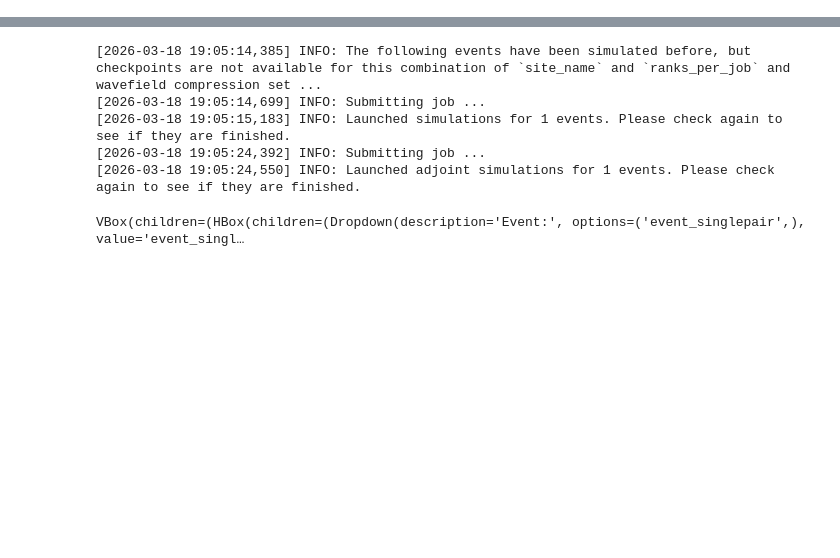
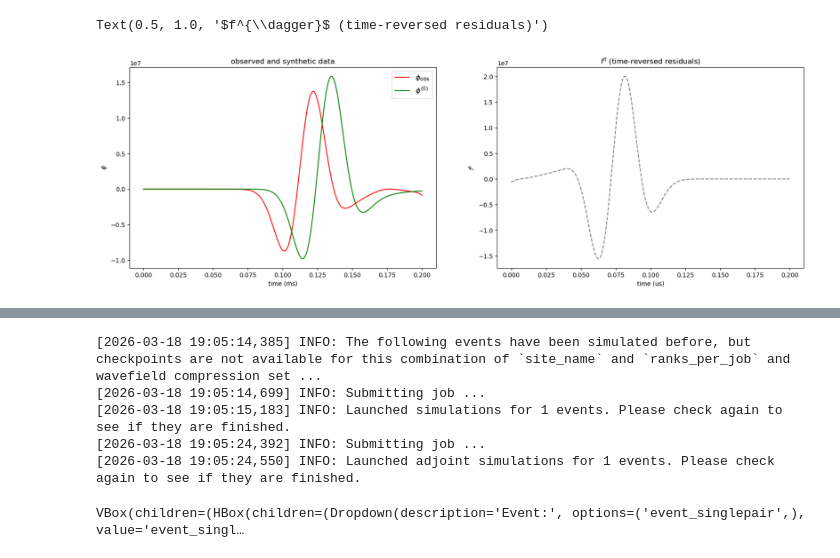
Before and after one commit to oliverwfy/acoustic_FWI_velocity_underwater, a Jupyter notebook: tomography/acoustic_FWI.ipynb, the cells around one changed output, grey strips where cells are left out. Drawn from its saved outputs; the diff is of its cells as text; code cells hidden in the pictures; blank space fills up the shorter version.

```diff
--- a/tomography/acoustic_FWI.ipynb
+++ b/tomography/acoustic_FWI.ipynb
@@ -156,16 +178,15 @@ VBox(children=(HTML(value='\n            <p><i>This is only a preview. Use ParaV
 # %%
 aplitude_ratio=1e5
 
-s_loc = (0.7, 1.0)
-r_loc = (0.2, 0.2)
+s_loc = (0.5, 0.3)
+# r_loc = [(i, 1.0) for i in np.linspace(0.2, 0.8, 5)]
+r_loc = [(0.5, 0.7)]
 
-receiver = sn.simple_config.receiver.cartesian.Point2D(x=r_loc[0], y=r_loc[1], station_code="R1", fields=["phi"])
-
-receivers = [receiver, sn.simple_config.receiver.cartesian.Point2D(x=s_loc[0], y=s_loc[1], station_code="Source", fields=["phi"])]
+receivers = [sn.simple_config.receiver.cartesian.Point2D(x=i[0], y=i[1], station_code=f"R{j+1}", fields=["phi"]) for j, i in enumerate(r_loc)]
 
 source = sn.simple_config.source.cartesian.ScalarPoint2D(x=s_loc[0], y=s_loc[1], f=aplitude_ratio)
 
 
 p.add_to_project(
-    sn.Event(event_name="event_singlepair", sources=source, receivers=receivers)
+    sn.Event(event_name="single_pair", sources=source, receivers=receivers)
 )
@@ -175,7 +198,7 @@ Configuration from parameters
 
 """
 
-end_time = 5e-4
+end_time = 2e-4
 start_time= 0
 sampling_rate_in_hertz = CENTRAL_FREQUENCY* 100
 
@@ -342,0 +548,20 @@ Execution time: 0 minutes and 3.67 seconds
+# %%
+fig, axs = plt.subplots(1, 2, figsize=(20, 6), dpi=100)
+
+
+axs[0].plot(time*1e3, phi_obs[0], color='red', label=r'$\phi_\text{obs}$')
+axs[0].plot(time*1e3, phi_homo[0], color='green', label=r'$\phi^{(0)}$')
+
+axs[0].legend(fontsize=12)
+axs[0].set_xlabel('time (ms)')
+axs[0].set_ylabel(r'$\phi$')
+axs[0].set_title('observed and synthetic data')
+
+
+axs[1].plot(time*1e3, -f_adj[0], color='gray',linestyle='--')
+axs[1].set_xlabel('time (us)')
+axs[1].set_ylabel(r'$f^{\dagger}$')
+axs[1].set_title(r'$f^{\dagger}$ (time-reversed residuals)')
+# %% [output]
+Text(0.5, 1.0, '$f^{\\dagger}$ (time-reversed residuals)')
+[figure, added]
```
Also changed, not shown: parts of 19 cells of this notebook, 7 other files.
